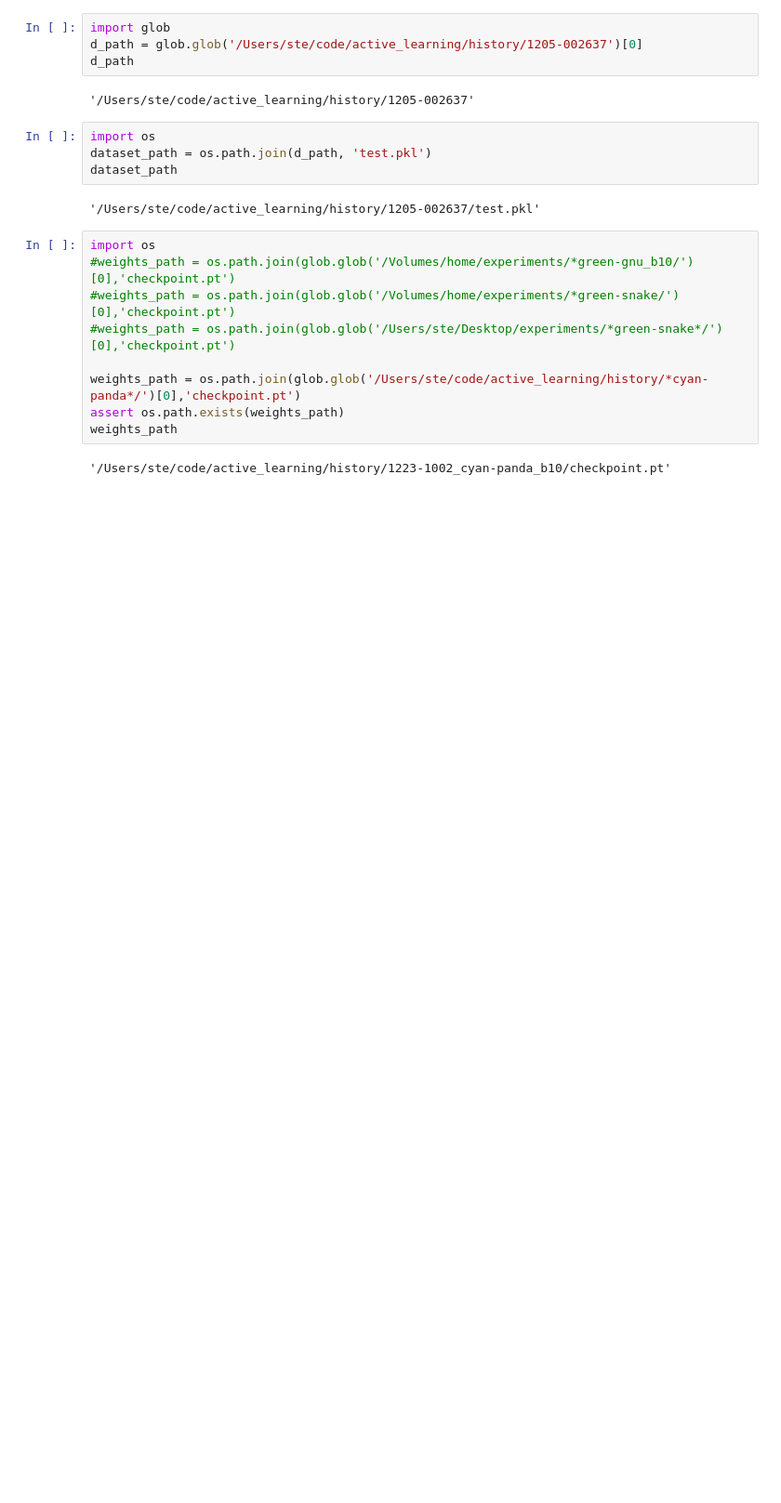
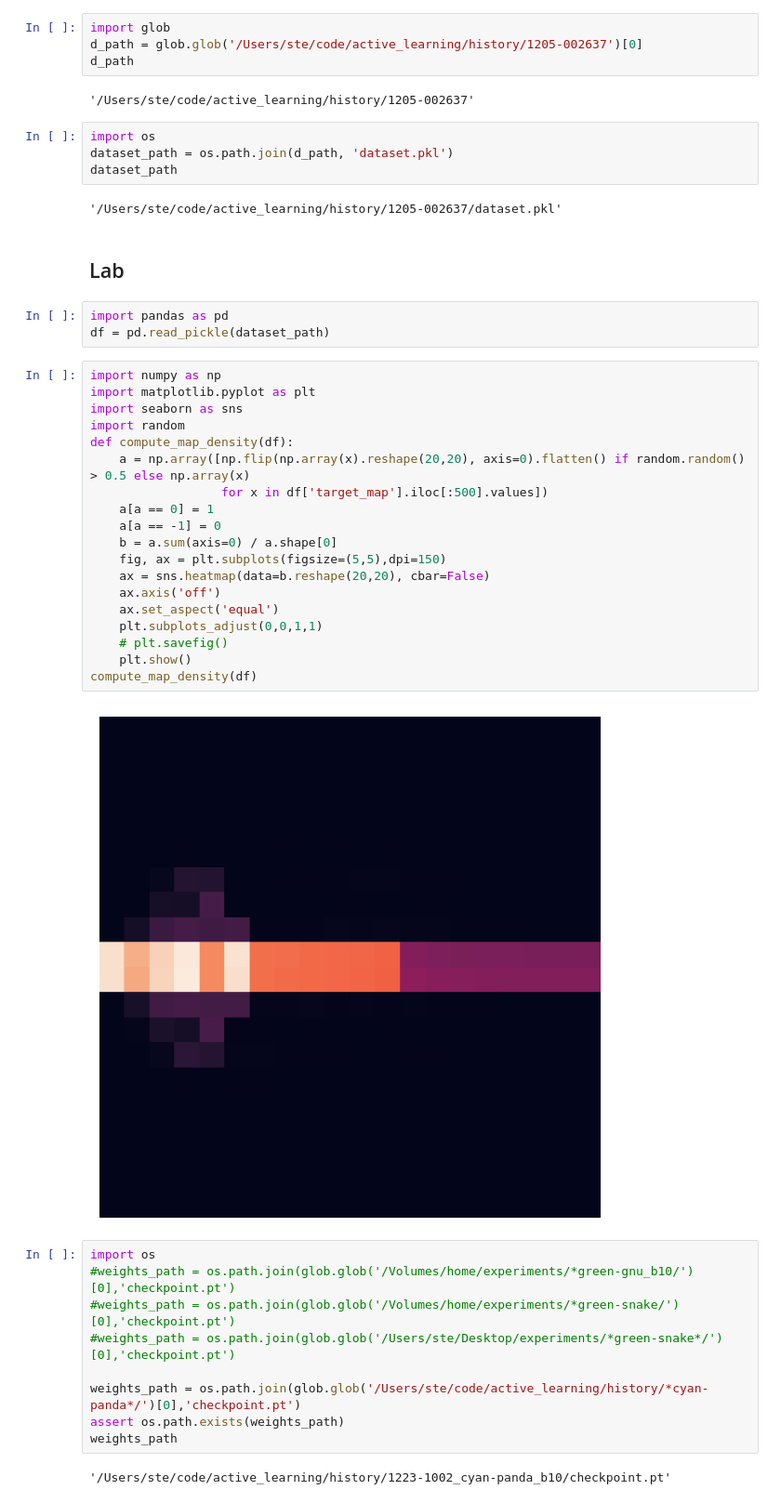
Before and after one commit to Neflux/active_learning, a Jupyter notebook: notebooks/Prediction.ipynb, the cells around one changed output. Shown at 93% size. Saved outputs shown, nothing was run; the diff lists cells and outputs as text; blank space fills up the shorter version.

Commit message:
WIP, need to check random controller, low real time factor?

```diff
--- a/notebooks/Prediction.ipynb
+++ b/notebooks/Prediction.ipynb
@@ -6,10 +6,36 @@ d_path
 '/Users/ste/code/active_learning/history/1205-002637'
 # %%
 import os
-dataset_path = os.path.join(d_path, 'test.pkl')
+dataset_path = os.path.join(d_path, 'dataset.pkl')
 dataset_path
 # %% [output]
-'/Users/ste/code/active_learning/history/1205-002637/test.pkl'
+'/Users/ste/code/active_learning/history/1205-002637/dataset.pkl'
+# %% [markdown]
+## Lab
+# %%
+import pandas as pd
+df = pd.read_pickle(dataset_path)
+# %%
+import numpy as np
+import matplotlib.pyplot as plt
+import seaborn as sns
+import random
+def compute_map_density(df):
+    a = np.array([np.flip(np.array(x).reshape(20,20), axis=0).flatten() if random.random() > 0.5 else np.array(x)
+                  for x in df['target_map'].iloc[:500].values])
+    a[a == 0] = 1
+    a[a == -1] = 0
+    b = a.sum(axis=0) / a.shape[0]
+    fig, ax = plt.subplots(figsize=(5,5),dpi=150)
+    ax = sns.heatmap(data=b.reshape(20,20), cbar=False)
+    ax.axis('off')
+    ax.set_aspect('equal')
+    plt.subplots_adjust(0,0,1,1)
+    # plt.savefig()
+    plt.show()
+compute_map_density(df)
+# %% [output]
+[figure, added]
 # %%
 import os
 #weights_path = os.path.join(glob.glob('/Volumes/home/experiments/*green-gnu_b10/')[0],'checkpoint.pt')
```
Also changed, not shown: parts of 10 cells of this notebook, 10 other files.
